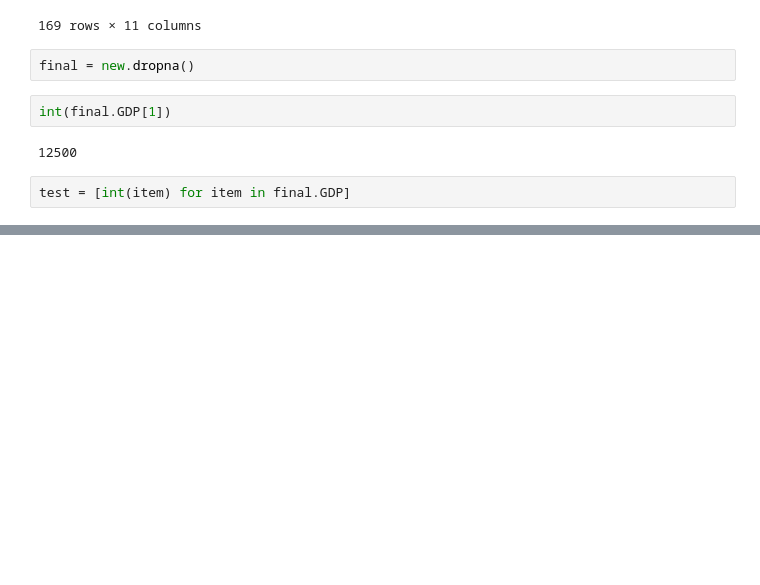
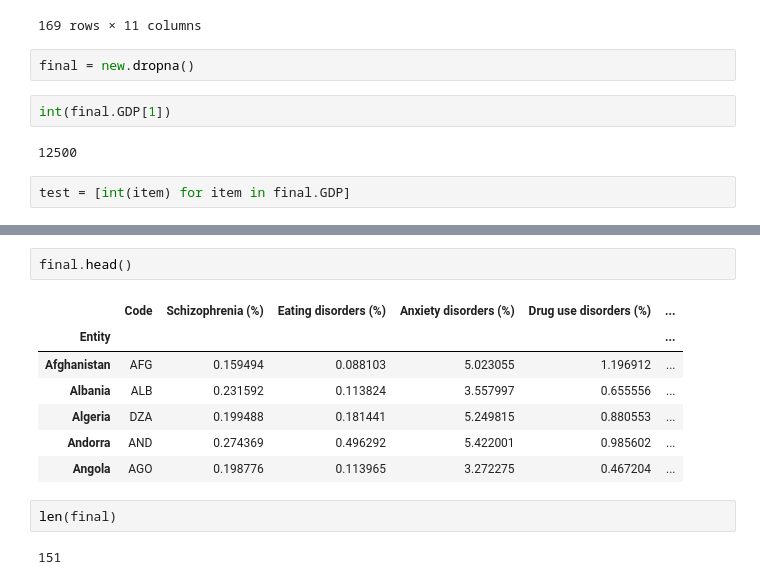
Before and after one commit to Botafogo1894/Project2, a Jupyter notebook: Untitled.ipynb, the cells around one changed output, grey strips where cells are left out. Saved outputs shown, nothing was run; the diff lists cells and outputs as text; blank space fills up the shorter version.

```diff
--- a/Untitled.ipynb
+++ b/Untitled.ipynb
@@ -192,0 +234,14 @@ memory usage: 19.2+ KB
+# %%
+final.head()
+# %% [output]
+|  | Code | Schizophrenia (%) | Eating disorders (%) | Anxiety disorders (%) | Drug use disorders (%) | ... |
+| Entity |  |  |  |  |  | ... |
+| Afghanistan | AFG | 0.159494 | 0.088103 | 5.023055 | 1.196912 | ... |
+| Albania | ALB | 0.231592 | 0.113824 | 3.557997 | 0.655556 | ... |
+| Algeria | DZA | 0.199488 | 0.181441 | 5.249815 | 0.880553 | ... |
+| Andorra | AND | 0.274369 | 0.496292 | 5.422001 | 0.985602 | ... |
+| Angola | AGO | 0.198776 | 0.113965 | 3.272275 | 0.467204 | ... |
+# %%
+len(final)
+# %% [output]
+151
```
Also changed, not shown: parts of 4 cells of this notebook, 1 other file.
